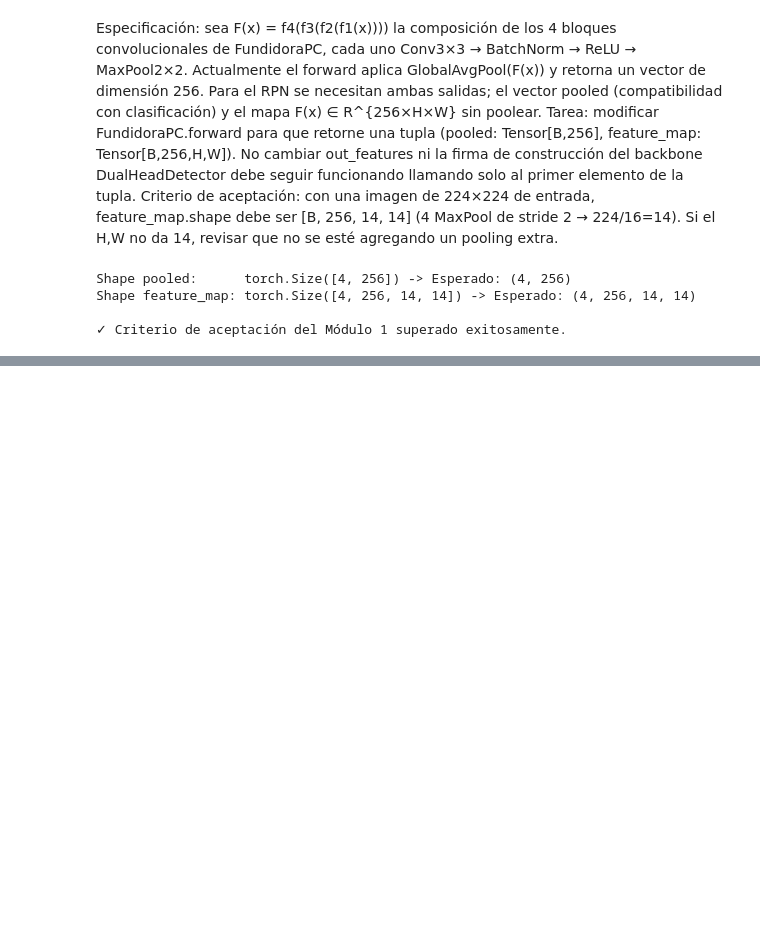
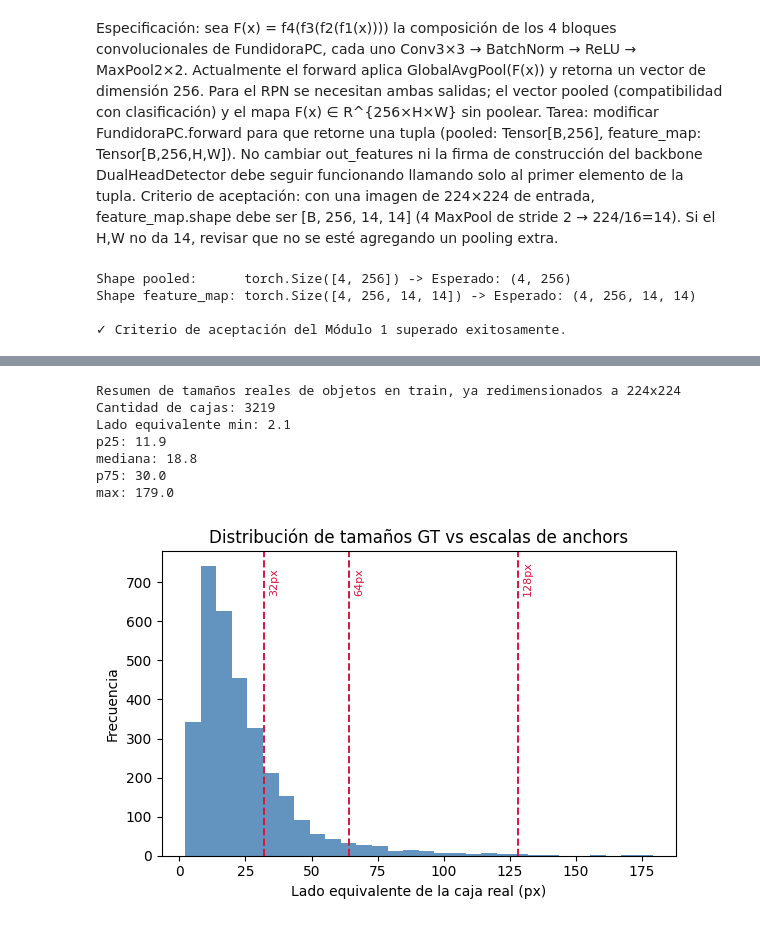
Before and after one commit to fabiaangzc/Taller_3_RPN_H-brido_Multi_Objeto, a Jupyter notebook: solucion.ipynb, the cells around one changed output, grey strips where cells are left out. Saved outputs shown, nothing was run; the diff lists cells and outputs as text; code cells hidden in the pictures; blank space fills up the shorter version.

```diff
--- a/solucion.ipynb
+++ b/solucion.ipynb
@@ -358,0 +365,45 @@ Número de targets en batch: 4
+# %%
+def analizar_tamanos_cajas_dataset(dataset):
+    anchos, altos = [], []
+    for idx in range(len(dataset)):
+        _, target = dataset[idx]
+        boxes = target["boxes"]
+        wh = boxes[:, 2:] - boxes[:, :2]
+        anchos.extend(wh[:, 0].tolist())
+        altos.extend(wh[:, 1].tolist())
+
+    anchos = np.array(anchos)
+    altos = np.array(altos)
+    lados_equivalentes = np.sqrt(anchos * altos)
+
+    print("Resumen de tamaños reales de objetos en train, ya redimensionados a 224x224")
+    print(f"Cantidad de cajas: {len(lados_equivalentes)}")
+    print(f"Lado equivalente min: {lados_equivalentes.min():.1f}")
+    print(f"p25: {np.percentile(lados_equivalentes, 25):.1f}")
+    print(f"mediana: {np.median(lados_equivalentes):.1f}")
+    print(f"p75: {np.percentile(lados_equivalentes, 75):.1f}")
+    print(f"max: {lados_equivalentes.max():.1f}")
+
+    fig, ax = plt.subplots(figsize=(6, 4))
+    ax.hist(lados_equivalentes, bins=30, color="steelblue", alpha=0.85)
+    for escala in [32, 64, 128]:
+        ax.axvline(escala, color="crimson", linestyle="--", linewidth=1.4)
+        ax.text(escala + 2, ax.get_ylim()[1] * 0.86, f"{escala}px", rotation=90, color="crimson", fontsize=8)
+    ax.set_xlabel("Lado equivalente de la caja real (px)")
+    ax.set_ylabel("Frecuencia")
+    ax.set_title("Distribución de tamaños GT vs escalas de anchors")
+    plt.tight_layout()
+    plt.show()
+
+    return lados_equivalentes
+
+lados_equivalentes_train = analizar_tamanos_cajas_dataset(train_dataset)
+# %% [output]
+Resumen de tamaños reales de objetos en train, ya redimensionados a 224x224
+Cantidad de cajas: 3219
+Lado equivalente min: 2.1
+p25: 11.9
+mediana: 18.8
+p75: 30.0
+max: 179.0
+[figure, added]
```
Also changed, not shown: parts of 29 cells of this notebook.
